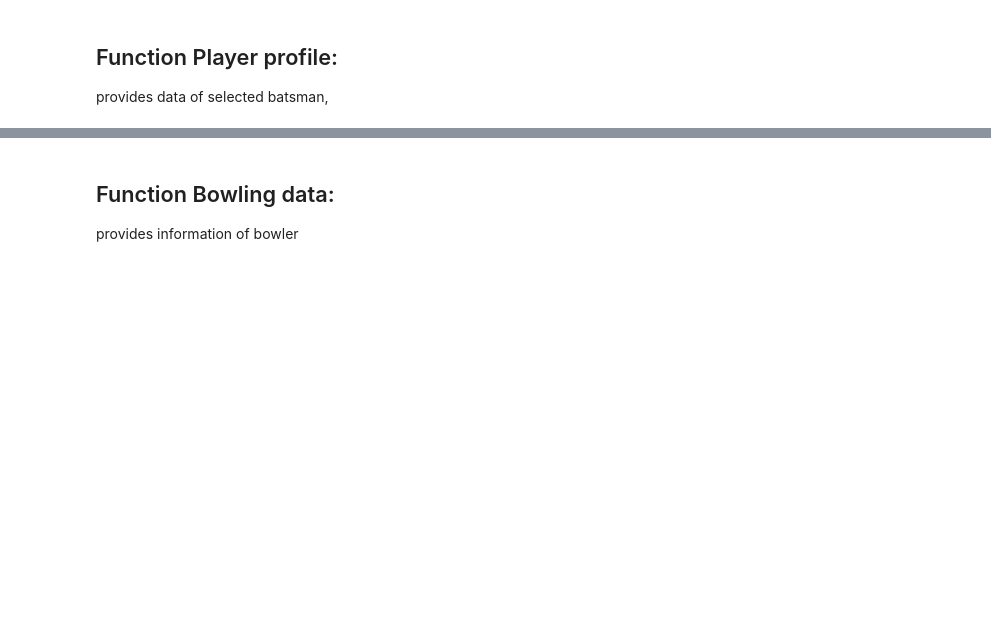
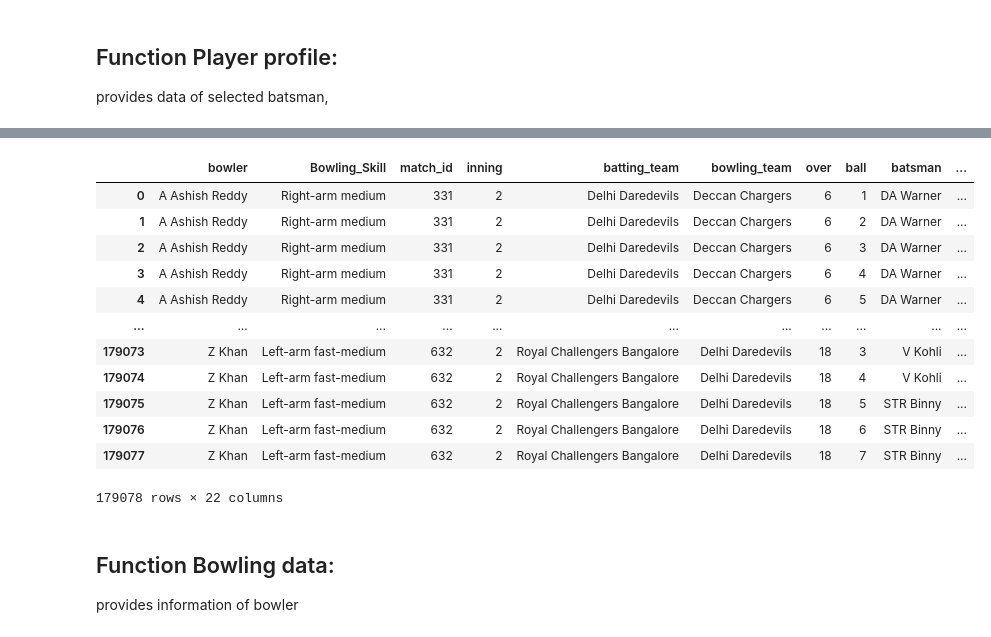
Before and after one commit to Utkarsh736/IPL_Data_Analysis, a Jupyter notebook: Template.ipynb, the cells around one changed output, grey strips where cells are left out. Saved outputs shown, nothing was run; the diff lists cells and outputs as text; code cells hidden in the pictures; blank space fills up the shorter version.

```diff
--- a/Template.ipynb
+++ b/Template.ipynb
@@ -25,6 +25,8 @@ import seaborn as sns
 match_df = pd.read_csv('IPL_dataset/matches.csv')
 deliveries_df = pd.read_csv('IPL_dataset/deliveries.csv')
 ras_df = pd.read_csv('IPL_dataset/most_runs_average_strikerate.csv')
+players_df = pd.read_excel (r'IPL_dataset\Players.xlsx')
+players_df.to_csv (r'IPL_dataset\Players.csv', index = None, header=True)
 # %%
 innings1_df = deliveries_df[deliveries_df['inning']==1] # First Innings data
 innings2_df = deliveries_df[deliveries_df['inning']==2] # Second Innings data
@@ -151,0 +176,3 @@ func()
+# %%
+bowling_skill_df = players_df[['Player_Name', 'Bowling_Skill']].rename(columns={'Player_Name':'bowler'})
+bowling_skill_df
@@ -152,3 +193,21 @@ func()
+# %%
+style_merge_df = pd.merge(bowling_skill_df, deliveries_df, on='bowler')
+# %%
+style_merge_df
+# %% [output]
+|  | bowler | Bowling_Skill | match_id | inning | batting_team | bowling_team | over | ball | batsman | ... |
+| 0 | A Ashish Reddy | Right-arm medium | 331 | 2 | Delhi Daredevils | Deccan Chargers | 6 | 1 | DA Warner | ... |
+| 1 | A Ashish Reddy | Right-arm medium | 331 | 2 | Delhi Daredevils | Deccan Chargers | 6 | 2 | DA Warner | ... |
+| 2 | A Ashish Reddy | Right-arm medium | 331 | 2 | Delhi Daredevils | Deccan Chargers | 6 | 3 | DA Warner | ... |
+| 3 | A Ashish Reddy | Right-arm medium | 331 | 2 | Delhi Daredevils | Deccan Chargers | 6 | 4 | DA Warner | ... |
+| 4 | A Ashish Reddy | Right-arm medium | 331 | 2 | Delhi Daredevils | Deccan Chargers | 6 | 5 | DA Warner | ... |
+| ... | ... | ... | ... | ... | ... | ... | ... | ... | ... | ... |
+| 179073 | Z Khan | Left-arm fast-medium | 632 | 2 | Royal Challengers Bangalore | Delhi Daredevils | 18 | 3 | V Kohli | ... |
+| 179074 | Z Khan | Left-arm fast-medium | 632 | 2 | Royal Challengers Bangalore | Delhi Daredevils | 18 | 4 | V Kohli | ... |
+| 179075 | Z Khan | Left-arm fast-medium | 632 | 2 | Royal Challengers Bangalore | Delhi Daredevils | 18 | 5 | STR Binny | ... |
+| 179076 | Z Khan | Left-arm fast-medium | 632 | 2 | Royal Challengers Bangalore | Delhi Daredevils | 18 | 6 | STR Binny | ... |
+| 179077 | Z Khan | Left-arm fast-medium | 632 | 2 | Royal Challengers Bangalore | Delhi Daredevils | 18 | 7 | STR Binny | ... |
+179078 rows × 22 columns
 # %% [markdown]
 ## Function Bowling data:
 provides information of bowler
```
Also changed, not shown: parts of 26 cells of this notebook, 1 other file.
